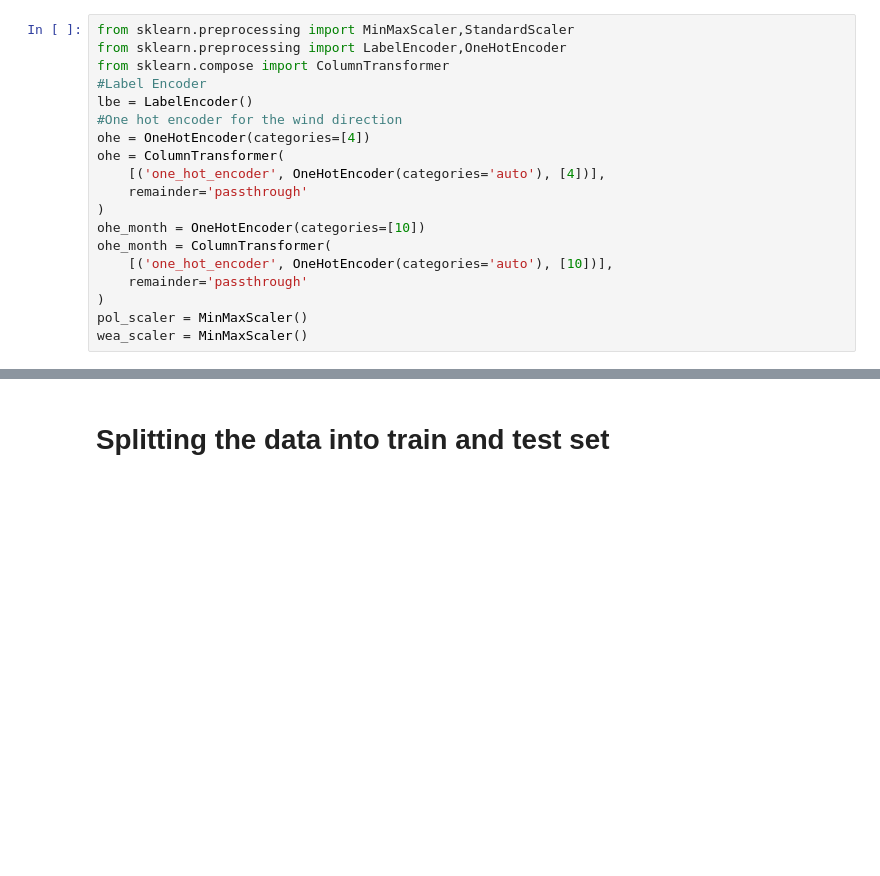
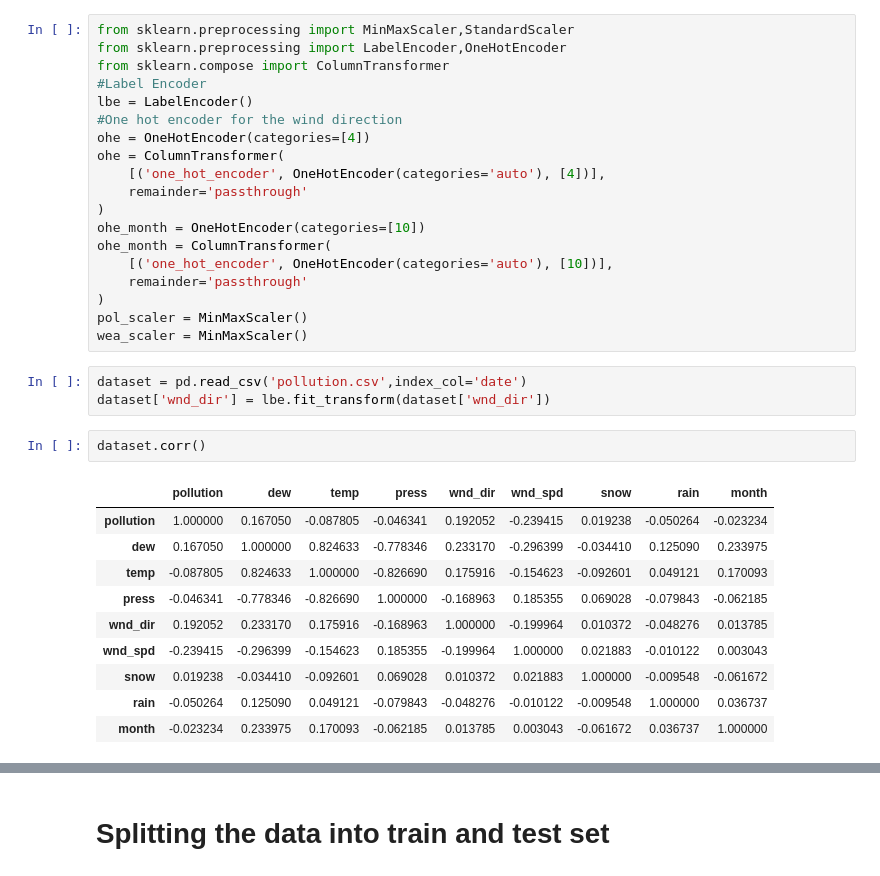
Before and after one commit to SAint7579/Hybrid_LSTM-DNN_PollutionForecasting, a Jupyter notebook: RNN_DNN_HYB_1day_mean_max.ipynb, the cells around one changed output, grey strips where cells are left out. Cells and saved outputs as stored; diff of their text form; blank space fills up the shorter version.

```diff
--- a/RNN_DNN_HYB_1day_mean_max.ipynb
+++ b/RNN_DNN_HYB_1day_mean_max.ipynb
@@ -85,3 +80,19 @@ ohe_month = ColumnTransformer(
 )
 pol_scaler = MinMaxScaler()
 wea_scaler = MinMaxScaler()
+# %%
+dataset = pd.read_csv('pollution.csv',index_col='date')
+dataset['wnd_dir'] = lbe.fit_transform(dataset['wnd_dir'])
+# %%
+dataset.corr()
+# %% [output]
+|  | pollution | dew | temp | press | wnd_dir | wnd_spd | snow | rain | month |
+| pollution | 1.000000 | 0.167050 | -0.087805 | -0.046341 | 0.192052 | -0.239415 | 0.019238 | -0.050264 | -0.023234 |
+| dew | 0.167050 | 1.000000 | 0.824633 | -0.778346 | 0.233170 | -0.296399 | -0.034410 | 0.125090 | 0.233975 |
+| temp | -0.087805 | 0.824633 | 1.000000 | -0.826690 | 0.175916 | -0.154623 | -0.092601 | 0.049121 | 0.170093 |
+| press | -0.046341 | -0.778346 | -0.826690 | 1.000000 | -0.168963 | 0.185355 | 0.069028 | -0.079843 | -0.062185 |
+| wnd_dir | 0.192052 | 0.233170 | 0.175916 | -0.168963 | 1.000000 | -0.199964 | 0.010372 | -0.048276 | 0.013785 |
+| wnd_spd | -0.239415 | -0.296399 | -0.154623 | 0.185355 | -0.199964 | 1.000000 | 0.021883 | -0.010122 | 0.003043 |
+| snow | 0.019238 | -0.034410 | -0.092601 | 0.069028 | 0.010372 | 0.021883 | 1.000000 | -0.009548 | -0.061672 |
+| rain | -0.050264 | 0.125090 | 0.049121 | -0.079843 | -0.048276 | -0.010122 | -0.009548 | 1.000000 | 0.036737 |
+| month | -0.023234 | 0.233975 | 0.170093 | -0.062185 | 0.013785 | 0.003043 | -0.061672 | 0.036737 | 1.000000 |
```
Also changed, not shown: parts of 7 cells of this notebook, 3 other files.
